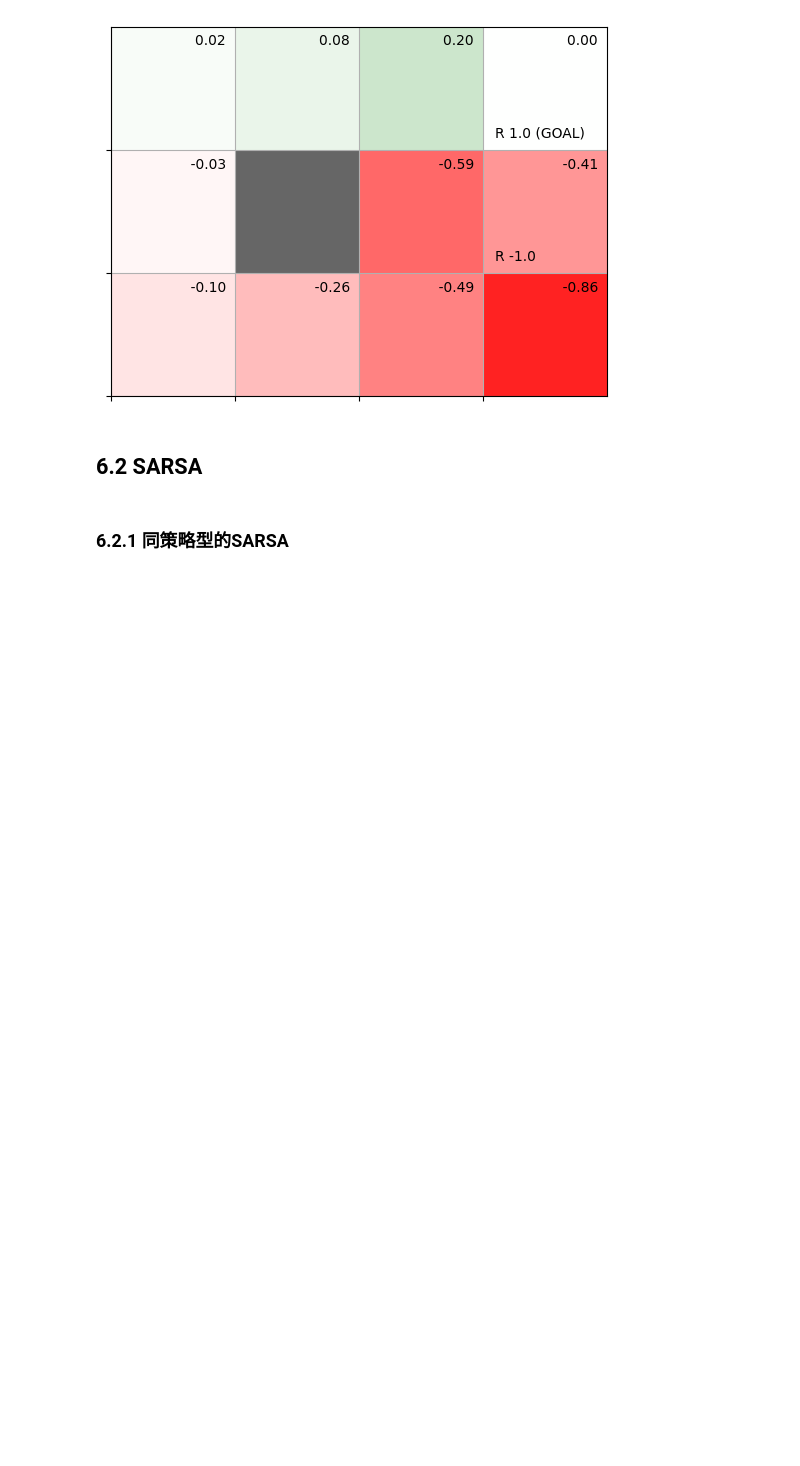
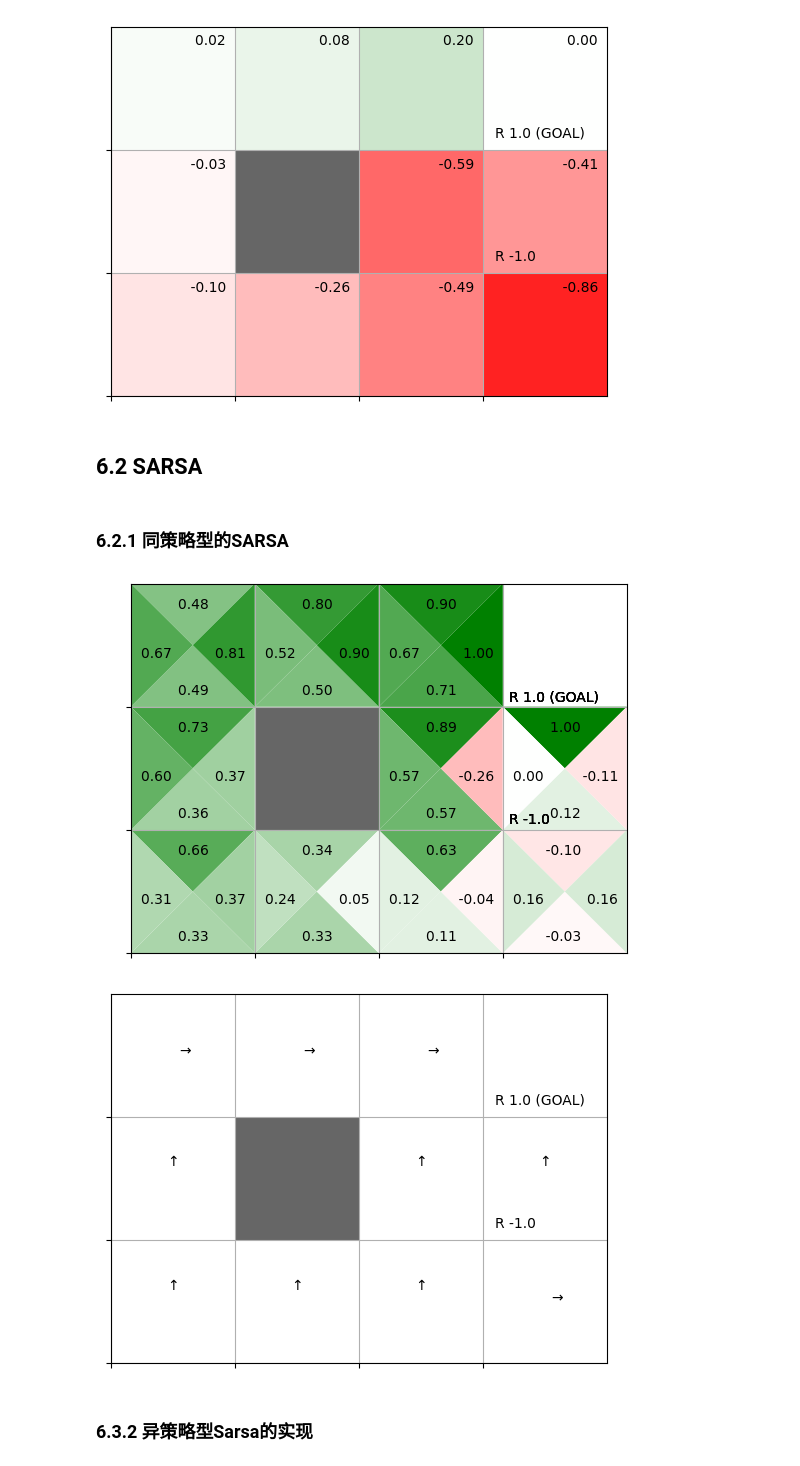
Before and after one commit to MrDjason/self-test-improvement, a Jupyter notebook: Reinforcement Learning/6.TD方法.ipynb, the cells around one changed output. Cells and saved outputs as stored; diff of their text form; code cells hidden in the pictures; blank space fills up the shorter version.

```diff
--- a/Reinforcement Learning/6.TD方法.ipynb
+++ b/Reinforcement Learning/6.TD方法.ipynb
@@ -73,3 +73,72 @@ env.render_v(agent.V)
 ## 6.2 SARSA
 # %% [markdown]
 ### 6.2.1 同策略型的SARSA
+# %%
+from collections import defaultdict, deque
+import numpy as np
+from res.common.utils import greedy_probs
+from res.common.gridworld import GridWorld
+
+class SarsaAgent:
+    def __init__(self):
+        self.gamma = 0.9
+        self.alpha = 0.8
+        self.epsilon = 0.1
+        self.action_size = 4
+
+        random_actions = {0:0.25, 1:0.25, 2:0.25, 3:0.25}
+        self.pi = defaultdict(lambda:random_actions)
+        self.Q = defaultdict(lambda:0)
+        self.memory = deque(maxlen=2)
+
+    def get_action(self, state):
+        action_probs = self.pi[state]
+        actions = list(action_probs.keys())
+        probs = list(action_probs.values())
+        return np.random.choice(actions, p=probs)
+
+    def reset(self):
+        return self.memory.clear()
+
+    def update(self, state, action, reward, done):
+        self.memory.append((state, action, reward, done))
+        if len(self.memory) < 2:
+            return
+
+        state, action, reward, done = self.memory[0]
+        next_state, next_action, _, _ = self.memory[1]
+
+        next_q = 0 if done else self.Q[next_state, next_action]
+
+        target = reward + self.gamma * next_q
+        self.Q[state, action] += (target - self.Q[state, action]) * self.alpha
+
+        self.pi[state] = greedy_probs(self.Q, state, self.epsilon)
+
+
+
+env = GridWorld()
+agent = SarsaAgent()
+
+episodes = 10000
+for episode in range(episodes):
+    state = env.reset()
+    agent.reset()
+
+    while True:
+        action = agent.get_action(state)
+        next_state, reward, done = env.step(action)
+
+        agent.update(state, action, reward, done)
+
+        if done:
+            agent.update(next_state, None, None, None)
+            break
+        state = next_state
+
+env.render_q(agent.Q)
+# %% [output]
+[figure, added]
+[figure, added]
+# %% [markdown]
+### 6.3.2 异策略型Sarsa的实现
```
Also changed, not shown: parts of 8 cells of this notebook, 23 other files.
